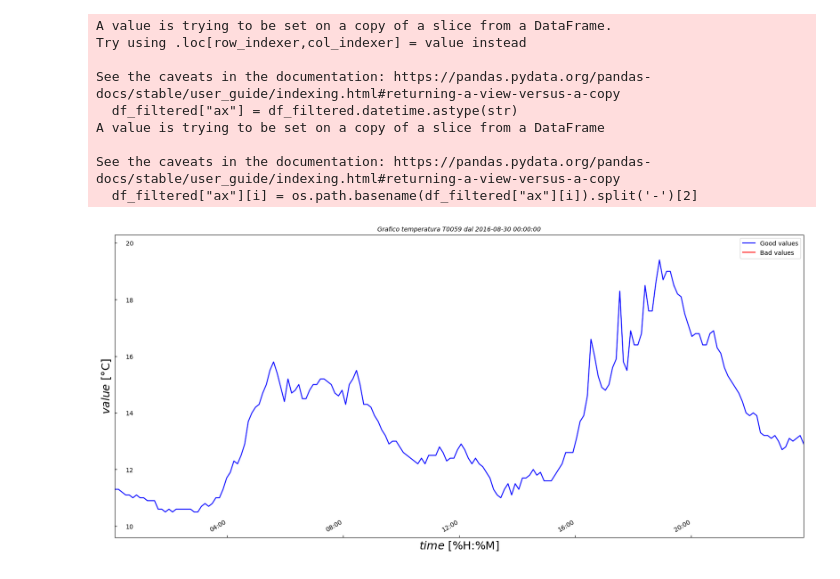
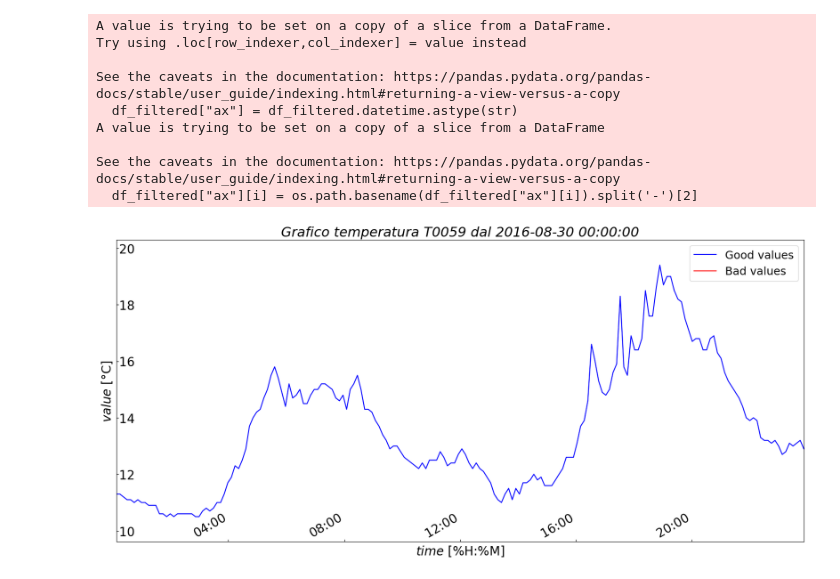
Before and after one commit to eliazonta/AI-Challenge-HIT-2022, a Jupyter notebook: python_code/notebooks/DataPlotter/document_plotter.ipynb, the cells around one changed output. Cells and saved outputs as stored; diff of their text form; code cells hidden in the pictures.

```diff
--- a/python_code/notebooks/DataPlotter/document_plotter.ipynb
+++ b/python_code/notebooks/DataPlotter/document_plotter.ipynb
@@ -155,10 +155,13 @@ font ="Verdana" #@param {type:"string"}
 plt.rc(font)
 
 # Styling text
-title_fontsize = 10 #@param {type:"integer"}
-label_fontsize = 10 #@param {type:"integer"}
-legend_size = 10 #@param {type:"integer"}
-axis_fontsize = 18 #@param {type:"integer"}
+title_fontsize = 22 #@param {type:"integer"}
+label_fontsize = 20 #@param {type:"integer"}
+legend_size = 18 #@param {type:"integer"}
+axis_fontsize = 20 #@param {type:"integer"}
+label_xmargin = -50 #@param {type:"integer"}
+label_ymargin = -30 #@param {type:"integer"}
+
 
 # Set unit
 x_unit = "%H:%M" #@param {type:"string"}
@@ -180,37 +183,39 @@ plt.title('Grafico '+ dataset_sensor +' ' +station_num + ' dal ' + str(date_star
 plt.xlabel('$\it{time}$' + ' [' + x_unit +']', fontsize = axis_fontsize) #se tutto in corsivo style = 'italic'
 plt.ylabel('$\it{value}$' + ' [' + y_unit +']', fontsize = axis_fontsize)
 ax.set_xticks(range(len(x_plot)))
-ax.tick_params(axis="y",direction="in",pad=label_margin)
+ax.tick_params(axis="y",direction="in",pad=label_ymargin)
 plt.xticks(fontsize=label_fontsize)
 plt.yticks(np.arange(0, ceil(max(y_signal))+2, 2),fontsize=label_fontsize)
-ax.tick_params(axis="x",direction="in",pad=label_margin)
+ax.tick_params(axis="x",direction="in",pad=label_xmargin)
 
 hours = mdates.HourLocator(interval = 193*n_xinterval)
 h_fmt = mdates.DateFormatter(x_unit)
+
 ax.xaxis.set_major_locator(hours)
 ax.xaxis.set_major_formatter(h_fmt)
-
+ax.xaxis.set_minor_locator(hours)
+ax.xaxis.set_major_locator(hours)
 
 #ax.yaxis.set_major_locator(ticker.LinearLocator(n_yticks))
 
 f.autofmt_xdate()
 
 # Plotting datas
 plt.plot(x_plot, y_signal, "-",ms=8,color="blue")
 plt.plot(x_plot, y_outliers, "-",ms=8,mew=5,color="red")
 
 # Making a legend
 ax.legend(['Good values', 'Bad values'], prop={'size': legend_size})
 
 plt.margins(x=x_margin, y=y_margin)
 
 #Saving as PDF
 my_file = selected_dataset + "_" + station_num + '.pdf'
 #savewk = '/content/drive/My Drive/10. Meteotrentino/ReportPlots' #Colab
 savewk = "" #local
 plt.savefig(os.path.join(savewk, my_file), bbox_inches='tight')
 
 # Visualize
 plt.show()
 # %% [output]
-[figure, old version]
+[figure, new version]
```
